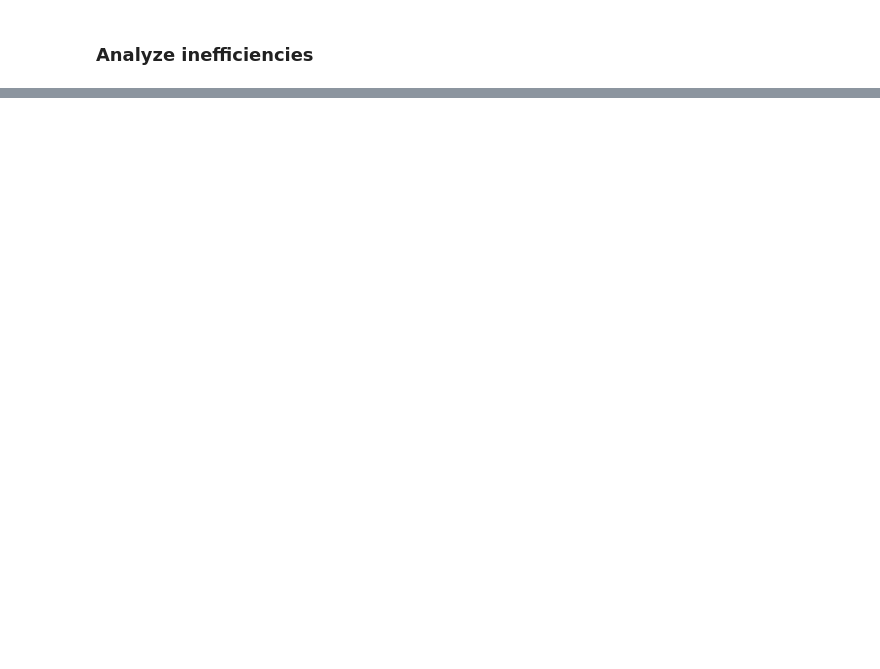
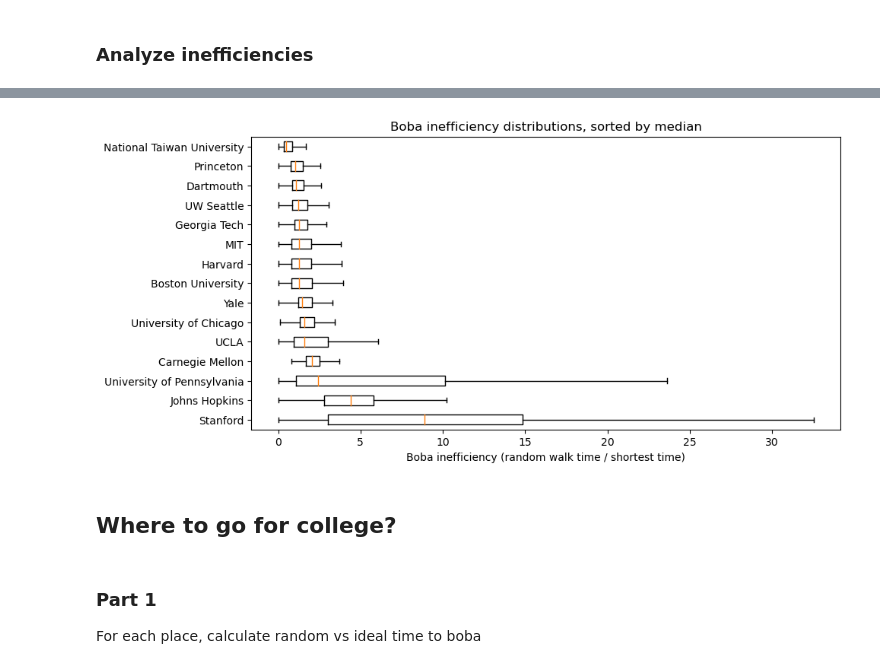
Before and after one commit to womogenes/am115-final, a Jupyter notebook: analyze_matrix_results.ipynb, the cells around one changed output, grey strips where cells are left out. Drawn from its saved outputs; the diff is of its cells as text; code cells hidden in the pictures; blank space fills up the shorter version.

```diff
--- a/analyze_matrix_results.ipynb
+++ b/analyze_matrix_results.ipynb
@@ -91,7 +94,8 @@ Computing weights for National Taiwan University (slug: national_taiwan_universi
 # %% [markdown]
 ### Raw random walk time for Harvard
 # %%
-slug = "harvard"
+slug = "boston_university"
+placename = next(placename for placename, _, s in places if s == slug)
 
 with open(f"./output/avg_time/{slug}.pkl", "rb") as fin:
     E_time = pickle.load(fin)
@@ -183,6 +187,8 @@ plt.hist(ineffs[ineffs < 500], bins=50);
 [figure]
 # %% [markdown]
 ### Inefficiency analysis across all places
+# %%
+placenames = {slug: placename for placename, _, slug in places}
 # %%
 places
 # %% [output]
@@ -204,12 +212,13 @@ places
 # %%
-all_ineffs = []
+ineffs = {}
 
 for i, place in enumerate(places):
-    placename, coords, place = place
+    placename, coords, slug = place
     print(f"[{i:>2}/{len(places)}] Calculating inefficiency for {placename}...")
 
     G, adj, boba_gdf = get_data(slug)
     end_nodes = get_end_nodes(G, boba_gdf)
+    nodes = sorted(adj.keys())
 
     angle, favor = 60, 5
     with open(f"./output/avg_time/{slug}.pkl", "rb") as fin:
@@ -219,6 +228,5 @@ for i, place in enumerate(places):
     shortest_paths = np.array([shortest_paths[node] for node in nodes])
 
     # Inefficiencies
-    ineffs = np.divide(E_time, shortest_paths, out=np.zeros_like(E_time), where=(shortest_paths != 0))
-    all_ineffs = np.concatenate([all_ineffs, ineffs])
+    ineffs[slug] = np.divide(E_time, shortest_paths, out=np.zeros_like(E_time), where=(shortest_paths != 0))
 # %% [output]
@@ -249,0 +262,16 @@ plt.hist(all_ineffs[all_ineffs < 500], bins=50);
+# %%
+slugs = sorted(ineffs.keys(), key=lambda slug: -np.median(ineffs[slug]))
+values = [ineffs[slug] / 60 for slug in slugs]
+
+fig, ax = plt.subplots(figsize=(10, 5))
+plt.xlabel("Boba inefficiency (random walk time / shortest time)")
+plt.title("Boba inefficiency distributions, sorted by median")
+plt.boxplot(values, labels=[placenames[slug] for slug in slugs], vert=False, showfliers=False);
+# %% [output]
+[figure, added]
+# %% [markdown]
+## Where to go for college?
+# %% [markdown]
+### Part 1
+
+For each place, calculate random vs ideal time to boba
```
Also changed, not shown: parts of 23 cells of this notebook, 7 other files.
